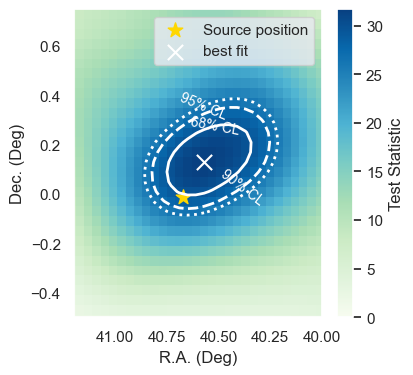
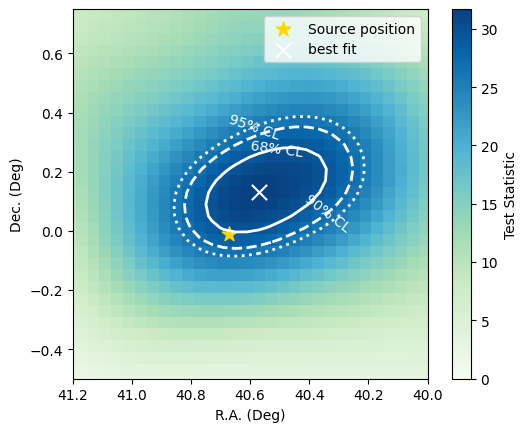
The change to this notebook cell's code, shown as a diff; its figure went from the first image to the second:
--- before
+++ after
@@ -11,9 +11,10 @@
 best_ra = centers_x[idx[1]]
 
-fig, ax = plt.subplots(figsize=(4, 4))
 X, Y = np.meshgrid(centers_x, centers_y)
 
 src_ra = 40.67  # degrees
 src_dec = -0.01
+
+fig, ax = plt.subplots()
 
 im = ax.pcolormesh(centers_x, centers_y, results_ts, cmap='GnBu')
@@ -31,20 +32,18 @@
 ax.scatter([best_ra], [best_dec], marker='x', color='w', s=120, label='best fit')
 
-
+ax.set_aspect('equal')
+ax.set_xlim(40, 41.2)
 ax.set_ylim(-0.5, 0.75)
-ax.set_xlim(40, 41.2)
 cbar = plt.colorbar(im)
 cbar.set_label('Test Statistic')
-plt.xlabel('R.A. (Deg)')
-plt.ylabel('Dec. (Deg)')
+ax.set_xlabel('R.A. (Deg)')
+ax.set_ylabel('Dec. (Deg)')
 
 ax.clabel(
     contour_68, fmt={chi2_68_quantile: '68% CL'}, fontsize=10, inline=False, inline_spacing=5, manual=[(40.5, 0.2)]
 )
-
 ax.clabel(
     contour_90, fmt={chi2_90_quantile: '90% CL'}, fontsize=10, inline=False, inline_spacing=5, manual=[(40.1, -0.3)]
 )
-
 ax.clabel(
     contour_95, fmt={chi2_95_quantile: '95% CL'}, fontsize=10, inline=False, inline_spacing=5, manual=[(40.6, 0.4)]

Commit: Fix and run tutorial notebooks